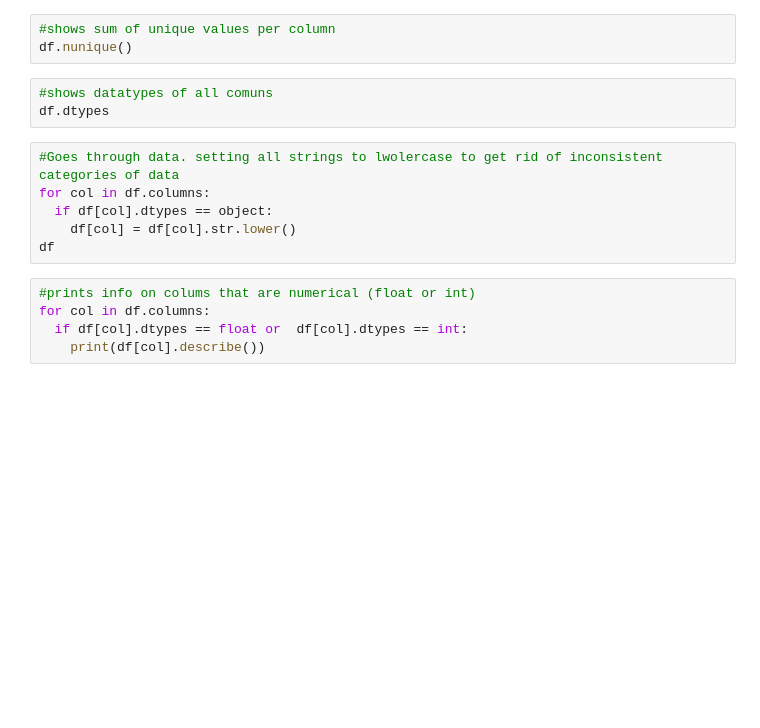
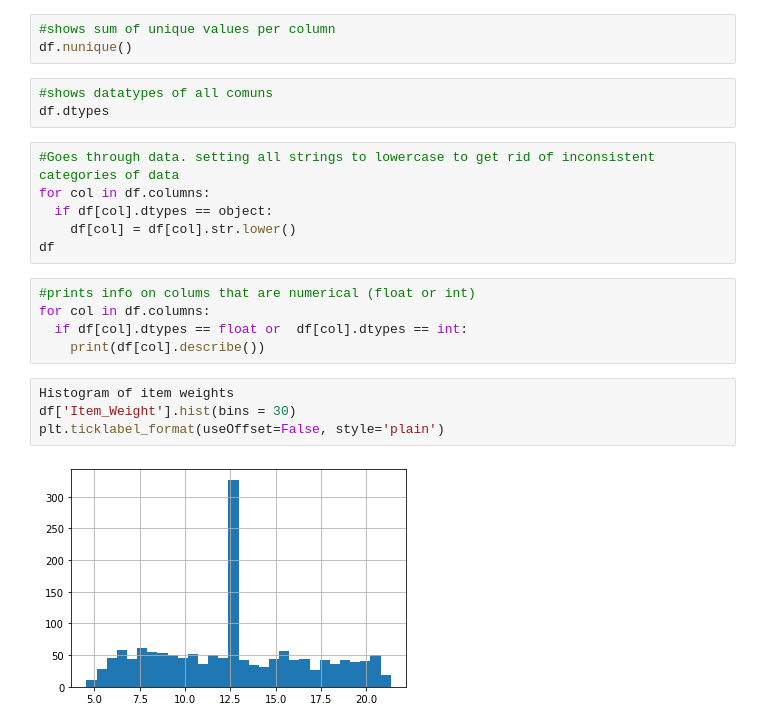
Before and after one commit to ch3rnoalpha/Sales_predictions---john-paredes, a Jupyter notebook: Project_core_1_John_paredes.ipynb, the cells around one changed output. Saved outputs shown, nothing was run; the diff lists cells and outputs as text; blank space fills up the shorter version.

```diff
--- a/Project_core_1_John_paredes.ipynb
+++ b/Project_core_1_John_paredes.ipynb
@@ -116,7 +76,7 @@ df.nunique()
 #shows datatypes of all comuns
 df.dtypes
 # %%
-#Goes through data. setting all strings to lwolercase to get rid of inconsistent categories of data
+#Goes through data. setting all strings to lowercase to get rid of inconsistent categories of data
 for col in df.columns:
   if df[col].dtypes == object:
     df[col] = df[col].str.lower()
@@ -126,3 +86,9 @@ df
 for col in df.columns:
   if df[col].dtypes == float or  df[col].dtypes == int:
     print(df[col].describe())
+# %%
+Histogram of item weights
+df['Item_Weight'].hist(bins = 30)
+plt.ticklabel_format(useOffset=False, style='plain')
+# %% [output]
+[figure, added]
```
Also changed, not shown: parts of 8 cells of this notebook.
